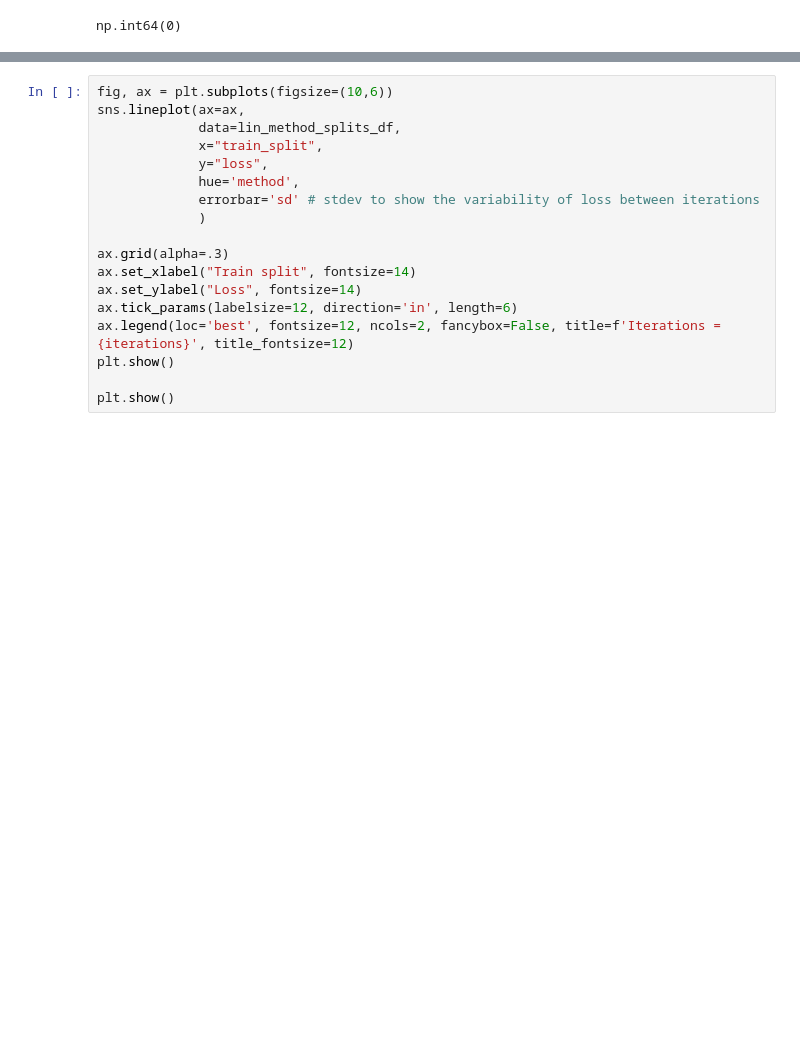
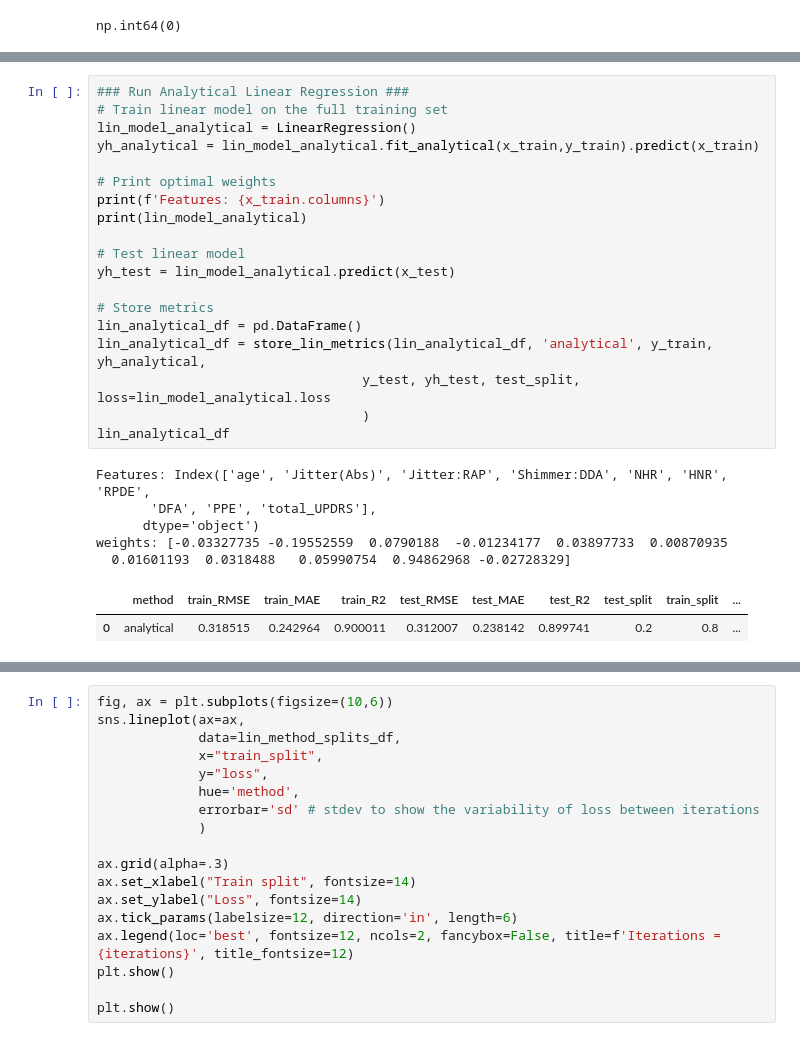
Before and after one commit to audrey352/PHYS551, a Jupyter notebook: Assignment1/A1_notebook.ipynb, the cells around one changed output, grey strips where cells are left out. Saved outputs shown, nothing was run; the diff lists cells and outputs as text; blank space fills up the shorter version.

```diff
--- a/Assignment1/A1_notebook.ipynb
+++ b/Assignment1/A1_notebook.ipynb
@@ -743,0 +678,27 @@ for train_split in train_split_range:
+# %%
+### Run Analytical Linear Regression ###
+# Train linear model on the full training set
+lin_model_analytical = LinearRegression()
+yh_analytical = lin_model_analytical.fit_analytical(x_train,y_train).predict(x_train)
+
+# Print optimal weights
+print(f'Features: {x_train.columns}')
+print(lin_model_analytical)
+
+# Test linear model
+yh_test = lin_model_analytical.predict(x_test)
+
+# Store metrics
+lin_analytical_df = pd.DataFrame()
+lin_analytical_df = store_lin_metrics(lin_analytical_df, 'analytical', y_train, yh_analytical,
+                                  y_test, yh_test, test_split, loss=lin_model_analytical.loss
+                                  )
+lin_analytical_df
+# %% [output]
+Features: Index(['age', 'Jitter(Abs)', 'Jitter:RAP', 'Shimmer:DDA', 'NHR', 'HNR', 'RPDE',
+       'DFA', 'PPE', 'total_UPDRS'],
+      dtype='object')
+weights: [-0.03327735 -0.19552559  0.0790188  -0.01234177  0.03897733  0.00870935
+  0.01601193  0.0318488   0.05990754  0.94862968 -0.02728329]
+|  | method | train_RMSE | train_MAE | train_R2 | test_RMSE | test_MAE | test_R2 | test_split | train_split | ... |
+| 0 | analytical | 0.318515 | 0.242964 | 0.900011 | 0.312007 | 0.238142 | 0.899741 | 0.2 | 0.8 | ... |
```
Also changed, not shown: parts of 63 cells of this notebook, 3 other files.
